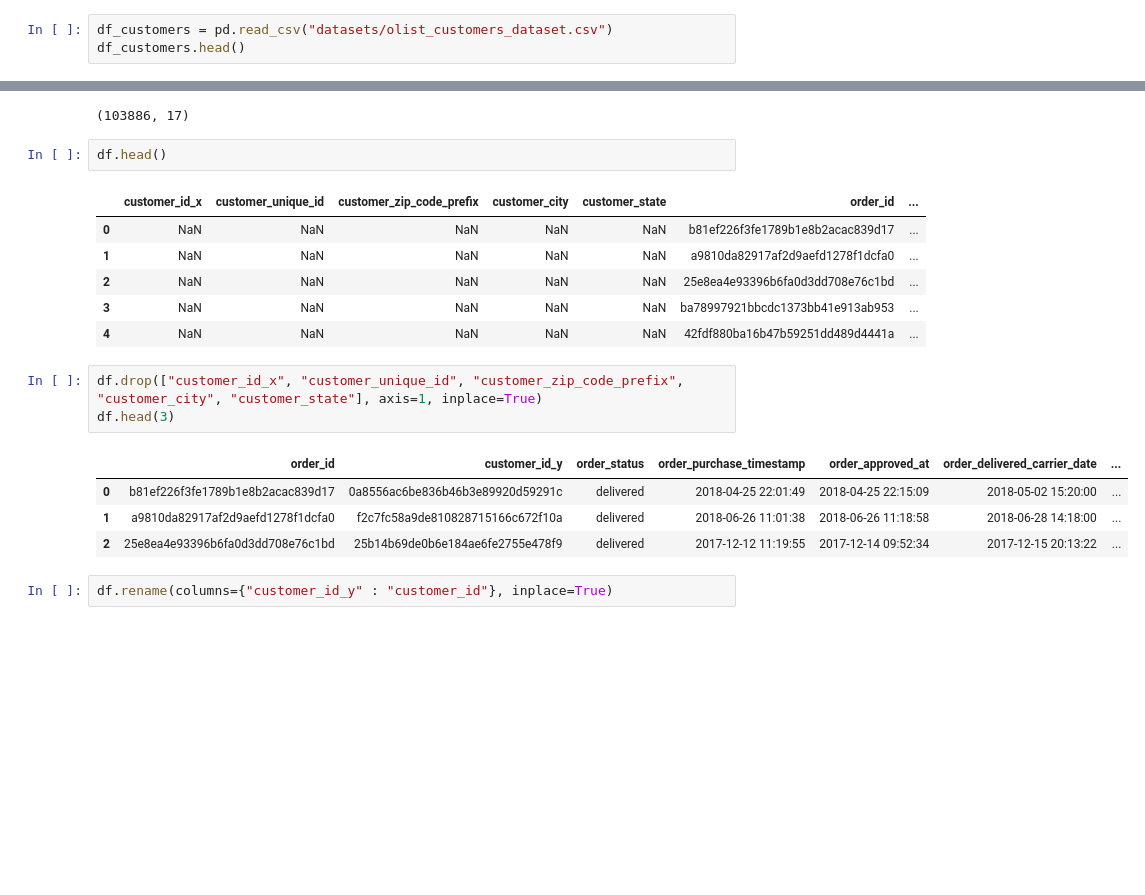
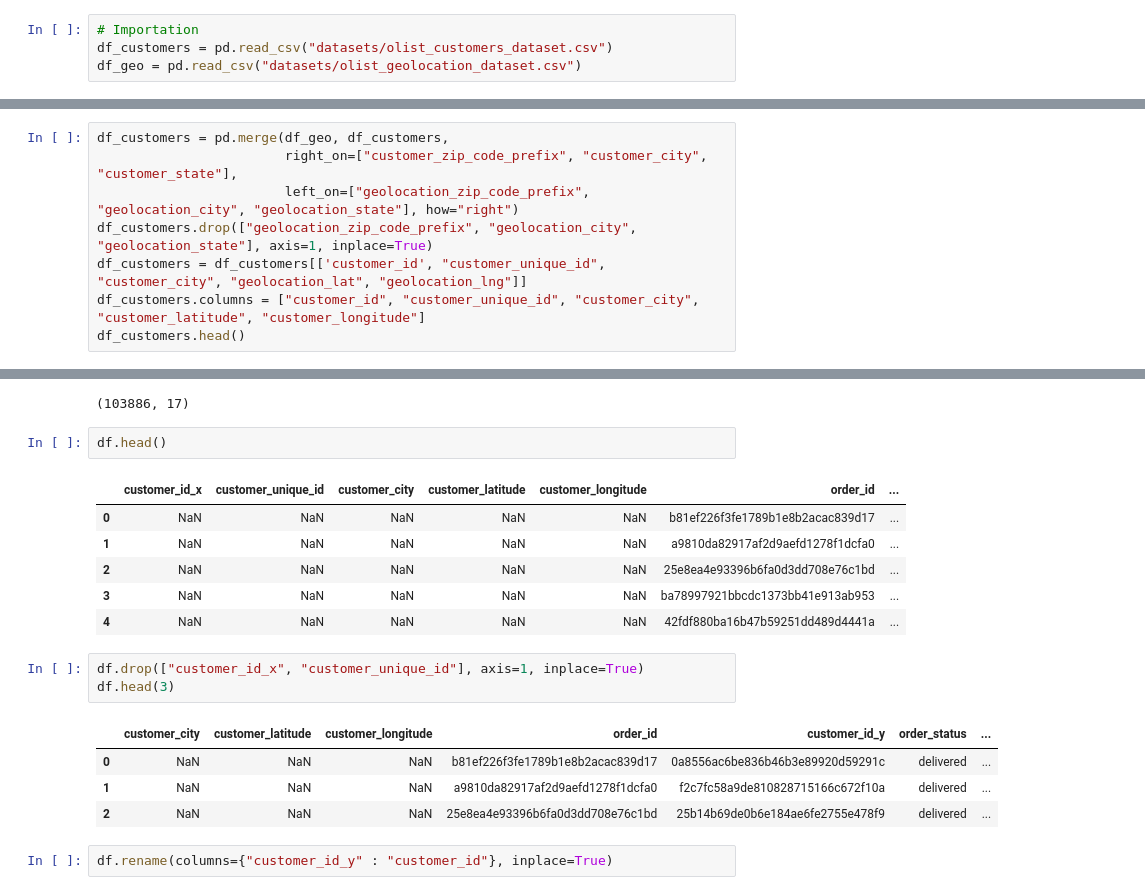
Before and after one commit to Sylvariane/segmentez_les_clients, a Jupyter notebook: POlist_01_analysefinale.ipynb, the cells around one changed output, grey strips where cells are left out. Drawn from its saved outputs; the diff is of its cells as text; blank space fills up the shorter version.

```diff
--- a/POlist_01_analysefinale.ipynb
+++ b/POlist_01_analysefinale.ipynb
@@ -11,5 +12,6 @@ import datetime
 # %%
 sns.set_palette("Pastel2")
 # %%
+# Importation
 df_customers = pd.read_csv("datasets/olist_customers_dataset.csv")
-df_customers.head()
+df_geo = pd.read_csv("datasets/olist_geolocation_dataset.csv")
@@ -22,0 +18,8 @@ df_customers.head()
+# %%
+df_customers = pd.merge(df_geo, df_customers,
+                        right_on=["customer_zip_code_prefix", "customer_city", "customer_state"],
+                        left_on=["geolocation_zip_code_prefix", "geolocation_city", "geolocation_state"], how="right")
+df_customers.drop(["geolocation_zip_code_prefix", "geolocation_city", "geolocation_state"], axis=1, inplace=True)
+df_customers = df_customers[['customer_id', "customer_unique_id", "customer_city", "geolocation_lat", "geolocation_lng"]]
+df_customers.columns = ["customer_id", "customer_unique_id", "customer_city", "customer_latitude", "customer_longitude"]
+df_customers.head()
@@ -58,20 +68,20 @@ df.shape
 # %%
 df.head()
 # %% [output]
-|  | customer_id_x | customer_unique_id | customer_zip_code_prefix | customer_city | customer_state | order_id | ... |
+|  | customer_id_x | customer_unique_id | customer_city | customer_latitude | customer_longitude | order_id | ... |
 | 0 | NaN | NaN | NaN | NaN | NaN | b81ef226f3fe1789b1e8b2acac839d17 | ... |
 | 1 | NaN | NaN | NaN | NaN | NaN | a9810da82917af2d9aefd1278f1dcfa0 | ... |
 | 2 | NaN | NaN | NaN | NaN | NaN | 25e8ea4e93396b6fa0d3dd708e76c1bd | ... |
 | 3 | NaN | NaN | NaN | NaN | NaN | ba78997921bbcdc1373bb41e913ab953 | ... |
 | 4 | NaN | NaN | NaN | NaN | NaN | 42fdf880ba16b47b59251dd489d4441a | ... |
 # %%
-df.drop(["customer_id_x", "customer_unique_id", "customer_zip_code_prefix", "customer_city", "customer_state"], axis=1, inplace=True)
+df.drop(["customer_id_x", "customer_unique_id"], axis=1, inplace=True)
 df.head(3)
 # %% [output]
-|  | order_id | customer_id_y | order_status | order_purchase_timestamp | order_approved_at | order_delivered_carrier_date | ... |
-| 0 | b81ef226f3fe1789b1e8b2acac839d17 | 0a8556ac6be836b46b3e89920d59291c | delivered | 2018-04-25 22:01:49 | 2018-04-25 22:15:09 | 2018-05-02 15:20:00 | ... |
-| 1 | a9810da82917af2d9aefd1278f1dcfa0 | f2c7fc58a9de810828715166c672f10a | delivered | 2018-06-26 11:01:38 | 2018-06-26 11:18:58 | 2018-06-28 14:18:00 | ... |
-| 2 | 25e8ea4e93396b6fa0d3dd708e76c1bd | 25b14b69de0b6e184ae6fe2755e478f9 | delivered | 2017-12-12 11:19:55 | 2017-12-14 09:52:34 | 2017-12-15 20:13:22 | ... |
+|  | customer_city | customer_latitude | customer_longitude | order_id | customer_id_y | order_status | ... |
+| 0 | NaN | NaN | NaN | b81ef226f3fe1789b1e8b2acac839d17 | 0a8556ac6be836b46b3e89920d59291c | delivered | ... |
+| 1 | NaN | NaN | NaN | a9810da82917af2d9aefd1278f1dcfa0 | f2c7fc58a9de810828715166c672f10a | delivered | ... |
+| 2 | NaN | NaN | NaN | 25e8ea4e93396b6fa0d3dd708e76c1bd | 25b14b69de0b6e184ae6fe2755e478f9 | delivered | ... |
 # %%
 df.rename(columns={"customer_id_y" : "customer_id"}, inplace=True)
 # %%
```
Also changed, not shown: parts of 45 cells of this notebook.
